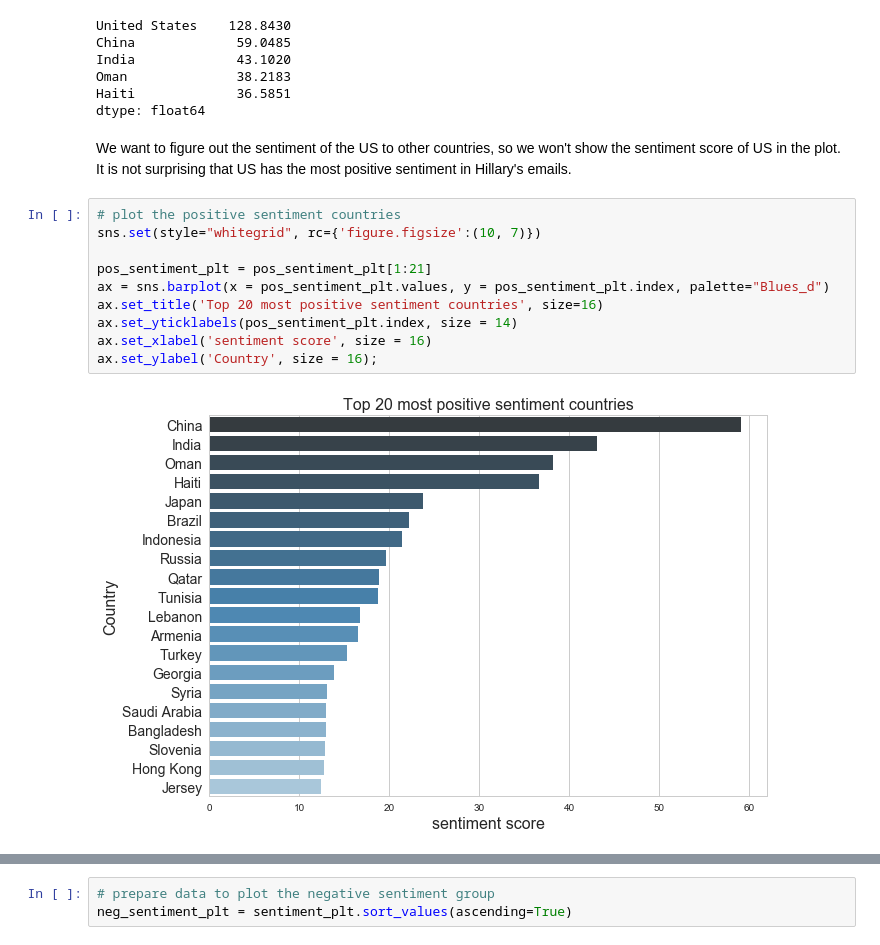
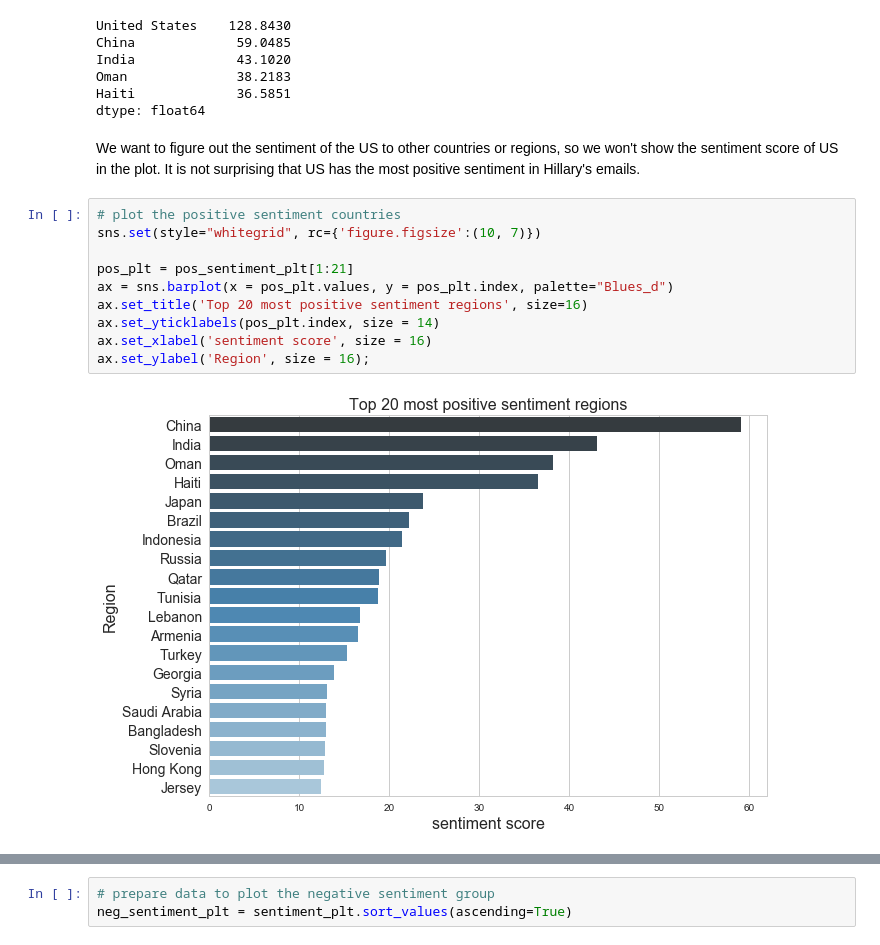
Before and after one commit to yusiZou/zalda, a Jupyter notebook: Secret-of-Clinton-Sentiment-Analysis.ipynb, the cells around one changed output, grey strips where cells are left out. Cells and saved outputs as stored; diff of their text form.

Commit message:
Improve analysis for positiv sentiments

```diff
--- a/Secret-of-Clinton-Sentiment-Analysis.ipynb
+++ b/Secret-of-Clinton-Sentiment-Analysis.ipynb
@@ -548,17 +550,17 @@ Oman              38.2183
 Haiti             36.5851
 dtype: float64
 # %% [markdown]
-We want to figure out the sentiment of the US to other countries, so we won't show the sentiment score of US in the plot. It is not surprising that US has the most positive sentiment in Hillary's emails.
+We want to figure out the sentiment of the US to other countries or regions, so we won't show the sentiment score of US in the plot. It is not surprising that US has the most positive sentiment in Hillary's emails.
 # %%
 # plot the positive sentiment countries
 sns.set(style="whitegrid", rc={'figure.figsize':(10, 7)})
 
-pos_sentiment_plt = pos_sentiment_plt[1:21]
-ax = sns.barplot(x = pos_sentiment_plt.values, y = pos_sentiment_plt.index, palette="Blues_d")
-ax.set_title('Top 20 most positive sentiment countries', size=16)
-ax.set_yticklabels(pos_sentiment_plt.index, size = 14)
+pos_plt = pos_sentiment_plt[1:21]
+ax = sns.barplot(x = pos_plt.values, y = pos_plt.index, palette="Blues_d")
+ax.set_title('Top 20 most positive sentiment regions', size=16)
+ax.set_yticklabels(pos_plt.index, size = 14)
 ax.set_xlabel('sentiment score', size = 16)
-ax.set_ylabel('Country', size = 16);
+ax.set_ylabel('Region', size = 16);
 # %% [output]
-[figure, old version]
+[figure, new version]
 # %% [markdown]
```
Also changed, not shown: parts of 5 cells of this notebook.
